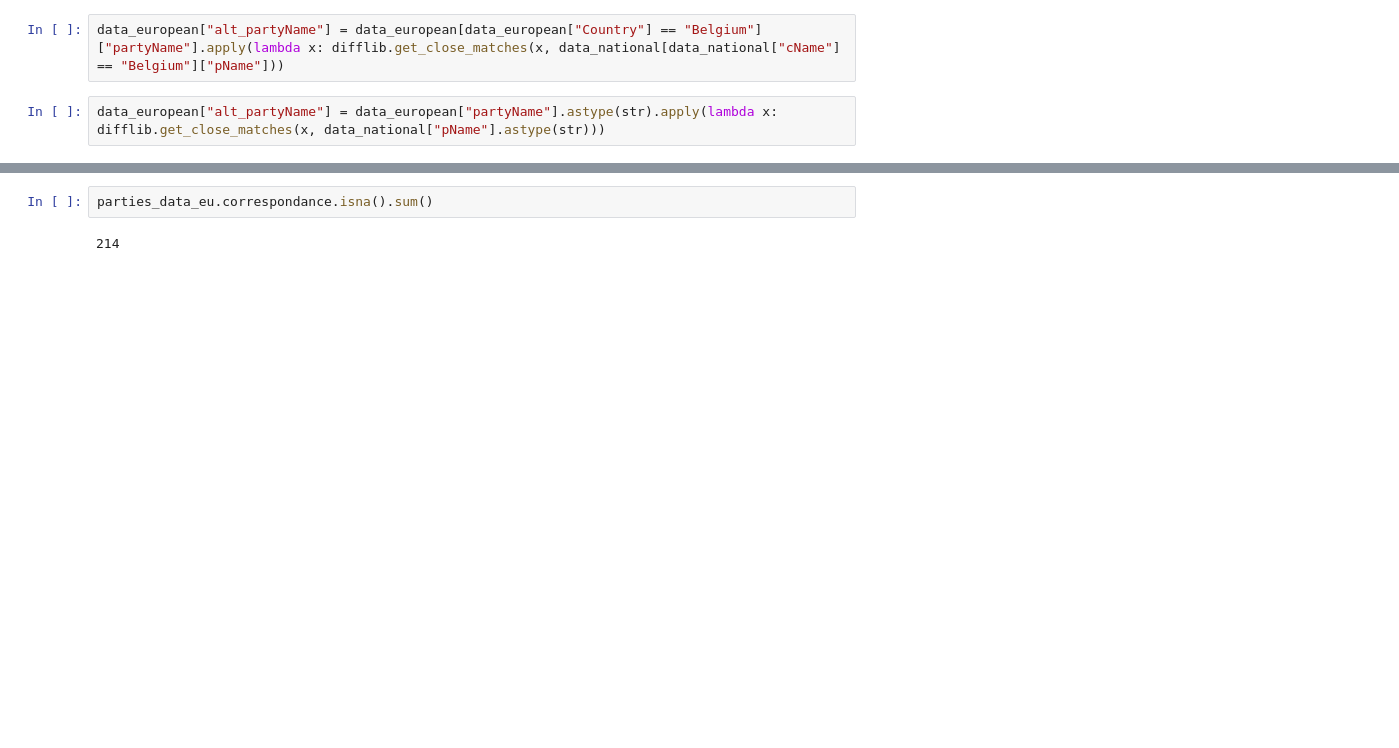
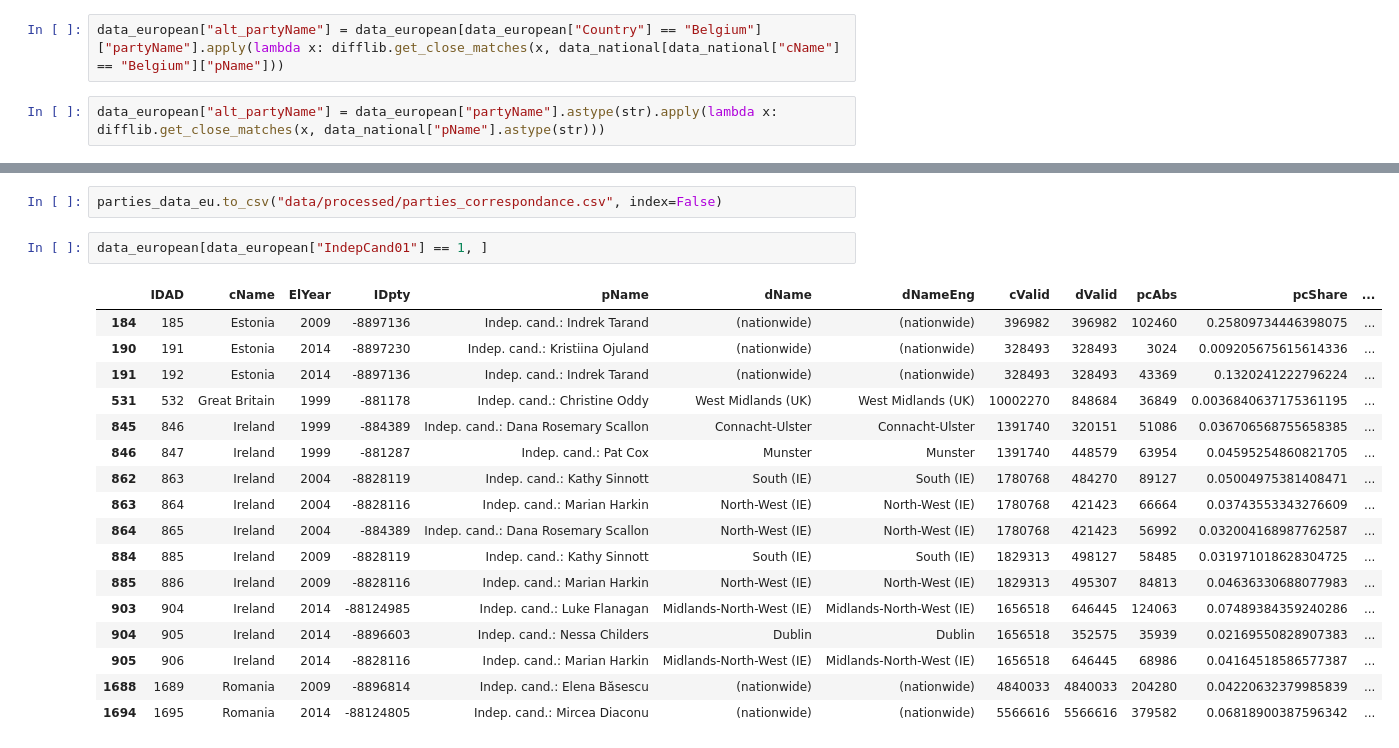
Before and after one commit to Drodriguez-9/european_vote_analysis, a Jupyter notebook: src/data/preprocess.ipynb, the cells around one changed output, grey strips where cells are left out. Saved outputs shown, nothing was run; the diff lists cells and outputs as text; blank space fills up the shorter version.

Commit message:
Update with party names merge

```diff
--- a/src/data/preprocess.ipynb
+++ b/src/data/preprocess.ipynb
@@ -91,6 +65,24 @@ for row in parties_data_eu.itertuples():
     else:
         parties_data_eu.loc[row.Index, "correspondance"] = np.nan
-# %%
-parties_data_eu.correspondance.isna().sum()
-# %% [output]
-214
+# %%
+parties_data_eu.to_csv("data/processed/parties_correspondance.csv", index=False)
+# %%
+data_european[data_european["IndepCand01"] == 1, ]
+# %% [output]
+|  | IDAD | cName | ElYear | IDpty | pName | dName | dNameEng | cValid | dValid | pcAbs | pcShare | ... |
+| 184 | 185 | Estonia | 2009 | -8897136 | Indep. cand.: Indrek Tarand | (nationwide) | (nationwide) | 396982 | 396982 | 102460 | 0.25809734446398075 | ... |
+| 190 | 191 | Estonia | 2014 | -8897230 | Indep. cand.: Kristiina Ojuland | (nationwide) | (nationwide) | 328493 | 328493 | 3024 | 0.009205675615614336 | ... |
+| 191 | 192 | Estonia | 2014 | -8897136 | Indep. cand.: Indrek Tarand | (nationwide) | (nationwide) | 328493 | 328493 | 43369 | 0.1320241222796224 | ... |
+| 531 | 532 | Great Britain | 1999 | -881178 | Indep. cand.: Christine Oddy | West Midlands (UK) | West Midlands (UK) | 10002270 | 848684 | 36849 | 0.0036840637175361195 | ... |
+| 845 | 846 | Ireland | 1999 | -884389 | Indep. cand.: Dana Rosemary Scallon | Connacht-Ulster | Connacht-Ulster | 1391740 | 320151 | 51086 | 0.036706568755658385 | ... |
+| 846 | 847 | Ireland | 1999 | -881287 | Indep. cand.: Pat Cox | Munster | Munster | 1391740 | 448579 | 63954 | 0.04595254860821705 | ... |
+| 862 | 863 | Ireland | 2004 | -8828119 | Indep. cand.: Kathy Sinnott | South (IE) | South (IE) | 1780768 | 484270 | 89127 | 0.05004975381408471 | ... |
+| 863 | 864 | Ireland | 2004 | -8828116 | Indep. cand.: Marian Harkin | North-West (IE) | North-West (IE) | 1780768 | 421423 | 66664 | 0.03743553343276609 | ... |
+| 864 | 865 | Ireland | 2004 | -884389 | Indep. cand.: Dana Rosemary Scallon | North-West (IE) | North-West (IE) | 1780768 | 421423 | 56992 | 0.032004168987762587 | ... |
+| 884 | 885 | Ireland | 2009 | -8828119 | Indep. cand.: Kathy Sinnott | South (IE) | South (IE) | 1829313 | 498127 | 58485 | 0.031971018628304725 | ... |
+| 885 | 886 | Ireland | 2009 | -8828116 | Indep. cand.: Marian Harkin | North-West (IE) | North-West (IE) | 1829313 | 495307 | 84813 | 0.04636330688077983 | ... |
+| 903 | 904 | Ireland | 2014 | -88124985 | Indep. cand.: Luke Flanagan | Midlands-North-West (IE) | Midlands-North-West (IE) | 1656518 | 646445 | 124063 | 0.07489384359240286 | ... |
+| 904 | 905 | Ireland | 2014 | -8896603 | Indep. cand.: Nessa Childers | Dublin | Dublin | 1656518 | 352575 | 35939 | 0.02169550828907383 | ... |
+| 905 | 906 | Ireland | 2014 | -8828116 | Indep. cand.: Marian Harkin | Midlands-North-West (IE) | Midlands-North-West (IE) | 1656518 | 646445 | 68986 | 0.04164518586577387 | ... |
+| 1688 | 1689 | Romania | 2009 | -8896814 | Indep. cand.: Elena Băsescu | (nationwide) | (nationwide) | 4840033 | 4840033 | 204280 | 0.04220632379985839 | ... |
+| 1694 | 1695 | Romania | 2014 | -88124805 | Indep. cand.: Mircea Diaconu | (nationwide) | (nationwide) | 5566616 | 5566616 | 379582 | 0.06818900387596342 | ... |
```
Also changed, not shown: parts of 19 cells of this notebook.
